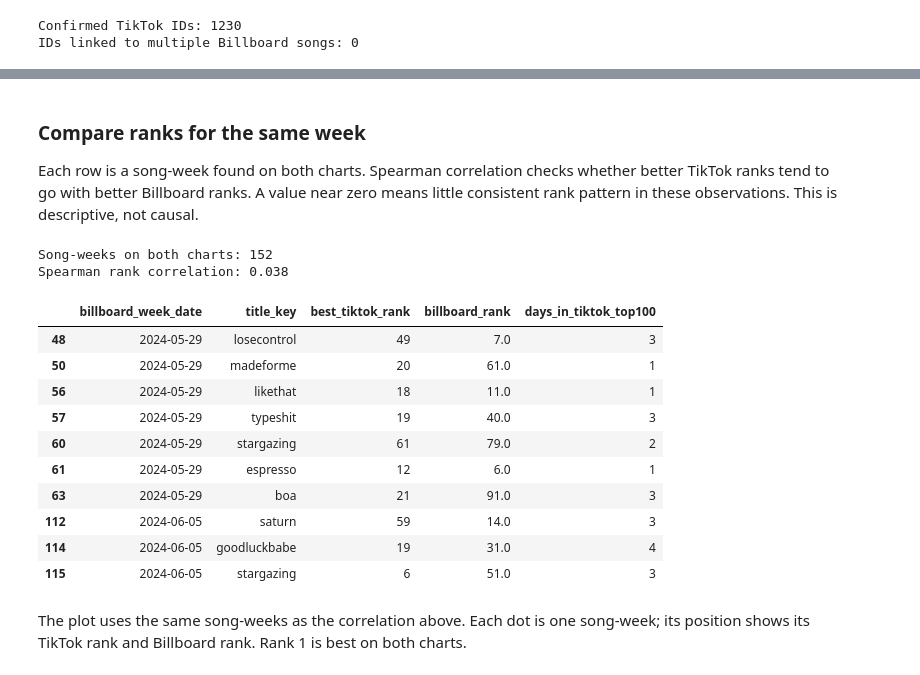
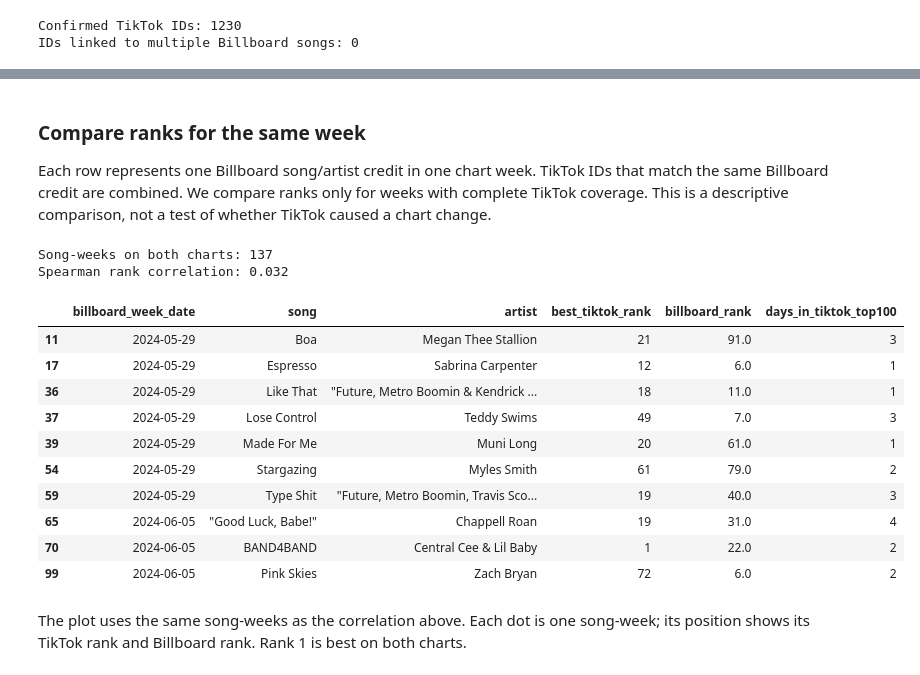
Before and after one commit to apekshapdl/charts-to-trends, a Jupyter notebook: notebooks/data_analysis.ipynb, the cells around one changed output, grey strips where cells are left out. Saved outputs shown, nothing was run; the diff lists cells and outputs as text; code cells hidden in the pictures.

```diff
--- a/notebooks/data_analysis.ipynb
+++ b/notebooks/data_analysis.ipynb
@@ -367,45 +386,46 @@ Not on Billboard that week: 1707
 # %% [markdown]
 ### Compare ranks for the same week
 
-Each row is a song-week found on both charts. Spearman correlation checks whether better TikTok ranks tend to go with better Billboard ranks. A value near zero means little consistent rank pattern in these observations. This is descriptive, not causal.
+Each row represents one Billboard song/artist credit in one chart week. TikTok IDs that match the same Billboard credit are combined. We compare ranks only for weeks with complete TikTok coverage. This is a descriptive comparison, not a test of whether TikTok caused a chart change.
 # %%
 # Keep only song-weeks that appeared on both TikTok and Billboard.
 same_week = weekly_comparison[
     weekly_comparison['on_billboard_same_week']
 ].copy()
 
 # Spearman correlation checks whether the two sets of ranks tend to move together.
 # Ranks near 1 are better on both charts; a value near 0 means little rank pattern.
 rank_correlation = same_week['best_tiktok_rank'].corr(
     same_week['billboard_rank'],
     method='spearman'
 )
 
 print('Song-weeks on both charts:', len(same_week))
 print('Spearman rank correlation:', round(rank_correlation, 3))
 
 # Look at a few rank pairs before interpreting the summary number.
 display(same_week[[
     'billboard_week_date',
-    'title_key',
+    'song',
+    'artist',
     'best_tiktok_rank',
     'billboard_rank',
     'days_in_tiktok_top100'
 ]].head(10))
 # %% [output]
-Song-weeks on both charts: 152
-Spearman rank correlation: 0.038
+Song-weeks on both charts: 137
+Spearman rank correlation: 0.032
-|  | billboard_week_date | title_key | best_tiktok_rank | billboard_rank | days_in_tiktok_top100 |
-| 48 | 2024-05-29 | losecontrol | 49 | 7.0 | 3 |
-| 50 | 2024-05-29 | madeforme | 20 | 61.0 | 1 |
-| 56 | 2024-05-29 | likethat | 18 | 11.0 | 1 |
-| 57 | 2024-05-29 | typeshit | 19 | 40.0 | 3 |
-| 60 | 2024-05-29 | stargazing | 61 | 79.0 | 2 |
-| 61 | 2024-05-29 | espresso | 12 | 6.0 | 1 |
-| 63 | 2024-05-29 | boa | 21 | 91.0 | 3 |
-| 112 | 2024-06-05 | saturn | 59 | 14.0 | 3 |
-| 114 | 2024-06-05 | goodluckbabe | 19 | 31.0 | 4 |
-| 115 | 2024-06-05 | stargazing | 6 | 51.0 | 3 |
+|  | billboard_week_date | song | artist | best_tiktok_rank | billboard_rank | days_in_tiktok_top100 |
+| 11 | 2024-05-29 | Boa | Megan Thee Stallion | 21 | 91.0 | 3 |
+| 17 | 2024-05-29 | Espresso | Sabrina Carpenter | 12 | 6.0 | 1 |
+| 36 | 2024-05-29 | Like That | "Future, Metro Boomin & Kendrick ... | 18 | 11.0 | 1 |
+| 37 | 2024-05-29 | Lose Control | Teddy Swims | 49 | 7.0 | 3 |
+| 39 | 2024-05-29 | Made For Me | Muni Long | 20 | 61.0 | 1 |
+| 54 | 2024-05-29 | Stargazing | Myles Smith | 61 | 79.0 | 2 |
+| 59 | 2024-05-29 | Type Shit | "Future, Metro Boomin, Travis Sco... | 19 | 40.0 | 3 |
+| 65 | 2024-06-05 | "Good Luck, Babe!" | Chappell Roan | 19 | 31.0 | 4 |
+| 70 | 2024-06-05 | BAND4BAND | Central Cee & Lil Baby | 1 | 22.0 | 2 |
+| 99 | 2024-06-05 | Pink Skies | Zach Bryan | 72 | 6.0 | 2 |
 # %% [markdown]
 The plot uses the same song-weeks as the correlation above. Each dot is one song-week; its position shows its TikTok rank and Billboard rank. Rank 1 is best on both charts.
 # %%
```
Also changed, not shown: parts of 16 cells of this notebook, 14 other files.
